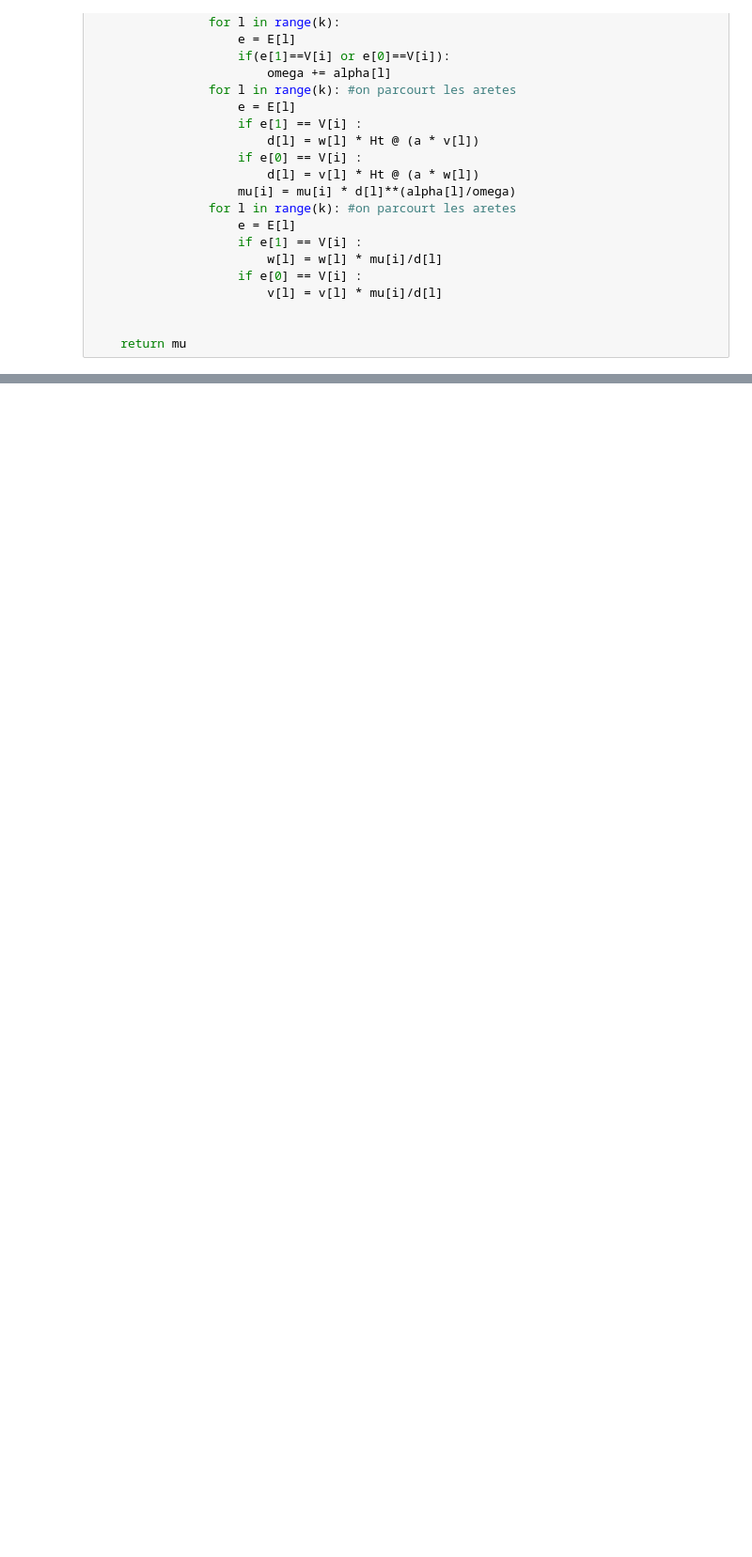
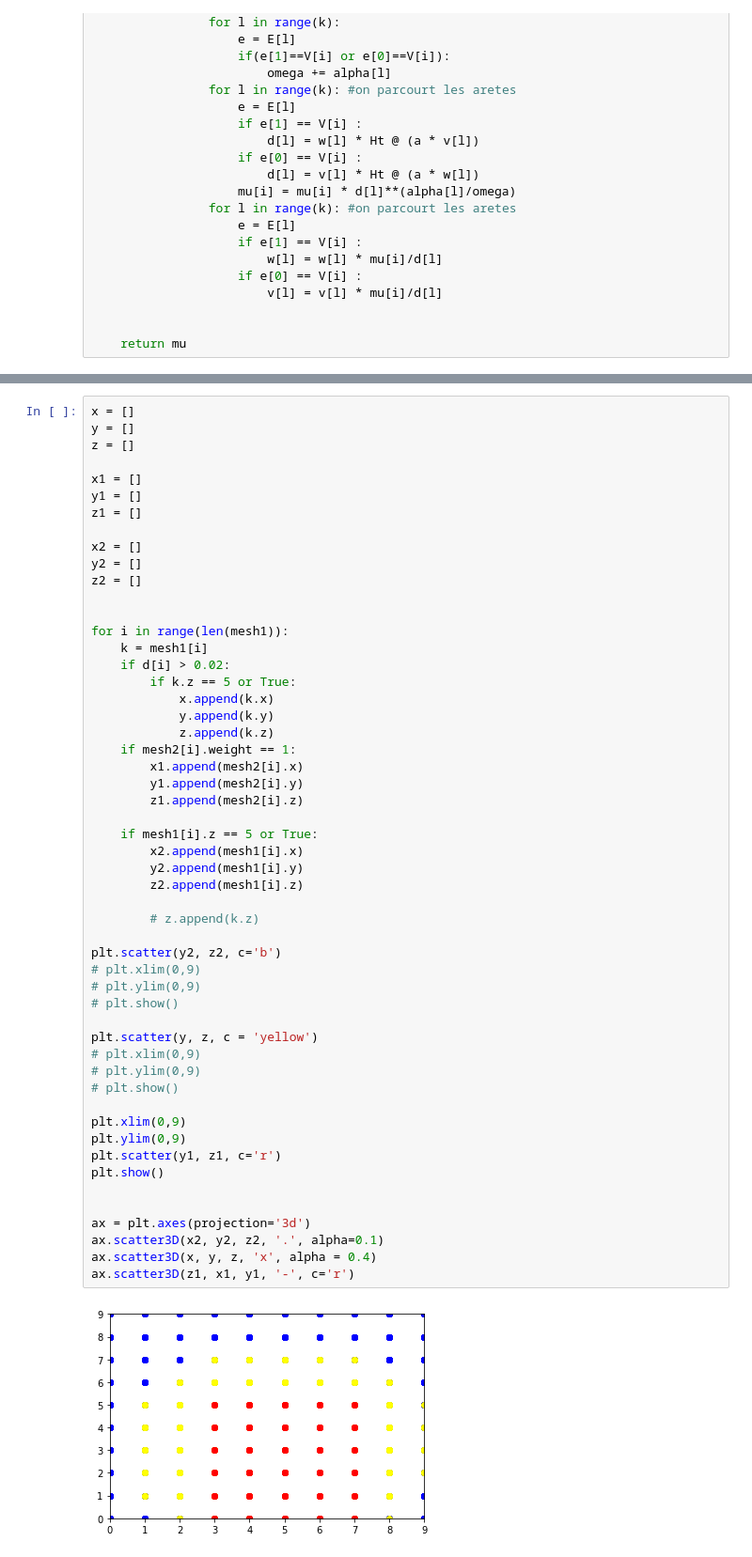
Before and after one commit to ThoLes94/ConvolutionWasserstein, a Jupyter notebook: convolution.ipynb, the cells around one changed output, grey strips where cells are left out. Shown at 94% size. Cells and saved outputs as stored; diff of their text form; blank space fills up the shorter version.

```diff
--- a/convolution.ipynb
+++ b/convolution.ipynb
@@ -197,0 +190,55 @@ print(Wasserstein_barycentre((alpha1, alpha2), (1, 1), Ht, a, N=2))
+# %%
+x = []
+y = []
+z = []
+
+x1 = []
+y1 = []
+z1 = []
+
+x2 = []
+y2 = []
+z2 = []
+
+
+for i in range(len(mesh1)):
+    k = mesh1[i]
+    if d[i] > 0.02:
+        if k.z == 5 or True:
+            x.append(k.x)
+            y.append(k.y)
+            z.append(k.z)
+    if mesh2[i].weight == 1:
+        x1.append(mesh2[i].x)
+        y1.append(mesh2[i].y)
+        z1.append(mesh2[i].z)
+
+    if mesh1[i].z == 5 or True:
+        x2.append(mesh1[i].x)
+        y2.append(mesh1[i].y)
+        z2.append(mesh1[i].z)
+
+        # z.append(k.z)
+
+plt.scatter(y2, z2, c='b')
+# plt.xlim(0,9)
+# plt.ylim(0,9)
+# plt.show()
+
+plt.scatter(y, z, c = 'yellow')
+# plt.xlim(0,9)
+# plt.ylim(0,9)
+# plt.show()
+
+plt.xlim(0,9)
+plt.ylim(0,9)
+plt.scatter(y1, z1, c='r')
+plt.show()
+
+
+ax = plt.axes(projection='3d')
+ax.scatter3D(x2, y2, z2, '.', alpha=0.1)
+ax.scatter3D(x, y, z, 'x', alpha = 0.4)
+ax.scatter3D(z1, x1, y1, '-', c='r')
+# %% [output]
+[figure, added]
```
Also changed, not shown: parts of 25 cells of this notebook.
